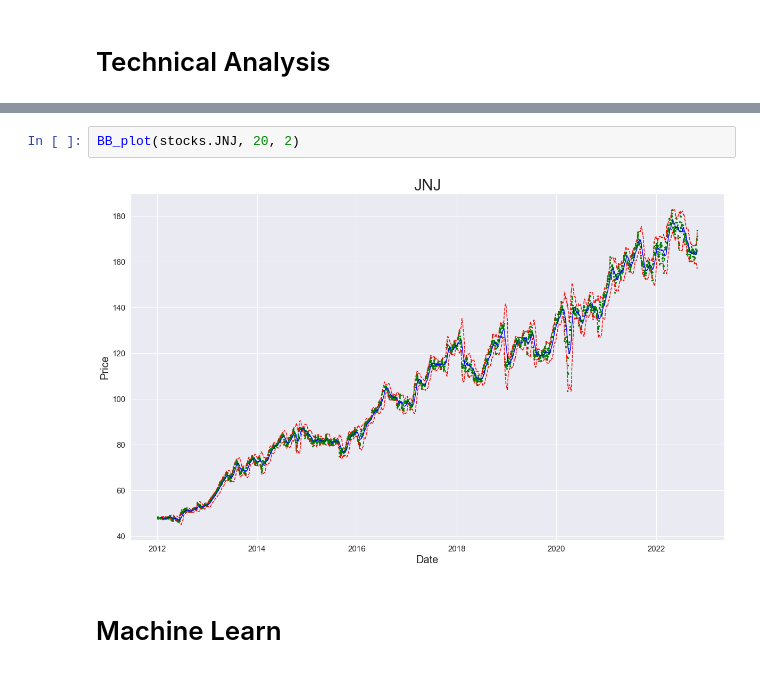
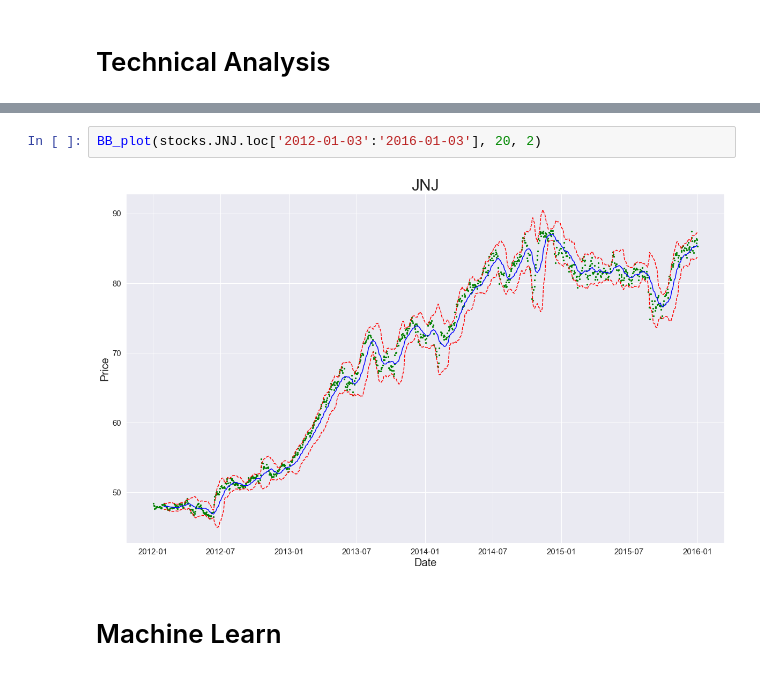
Before and after one commit to Dmenegassi/Investment-and-Trading-Capstone-Project---Build-a-Stock-Price-Indicator, a Jupyter notebook: Investment and Trading Capstone Project - Build a Stock Price Indicator.ipynb, the cells around one changed output, grey strips where cells are left out. Drawn from its saved outputs; the diff is of its cells as text.

```diff
--- a/Investment and Trading Capstone Project - Build a Stock Price Indicator.ipynb
+++ b/Investment and Trading Capstone Project - Build a Stock Price Indicator.ipynb
@@ -784,7 +923,7 @@ BB_plot(stocks.AAPL, 20, 2)
 # %%
-BB_plot(stocks.JNJ, 20, 2)
+BB_plot(stocks.JNJ.loc['2012-01-03':'2016-01-03'], 20, 2)
 # %% [output]
-[figure, old version]
+[figure, new version]
 # %% [markdown]
 # Machine Learn
 # %% [markdown]
```
Also changed, not shown: parts of 120 cells of this notebook.
